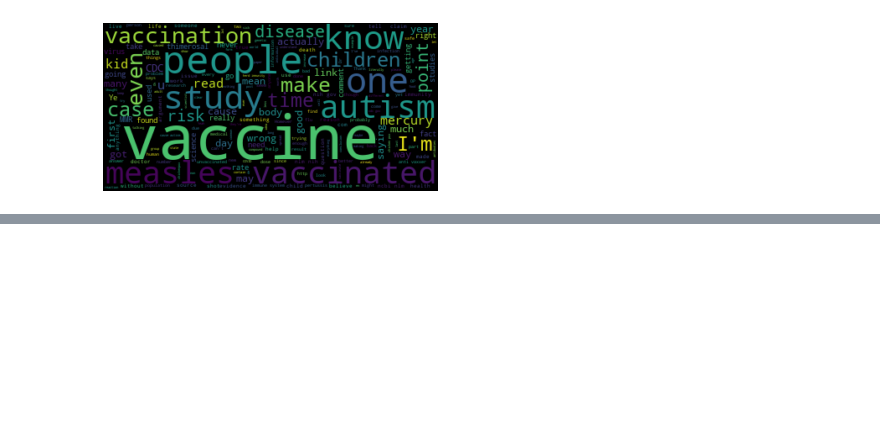
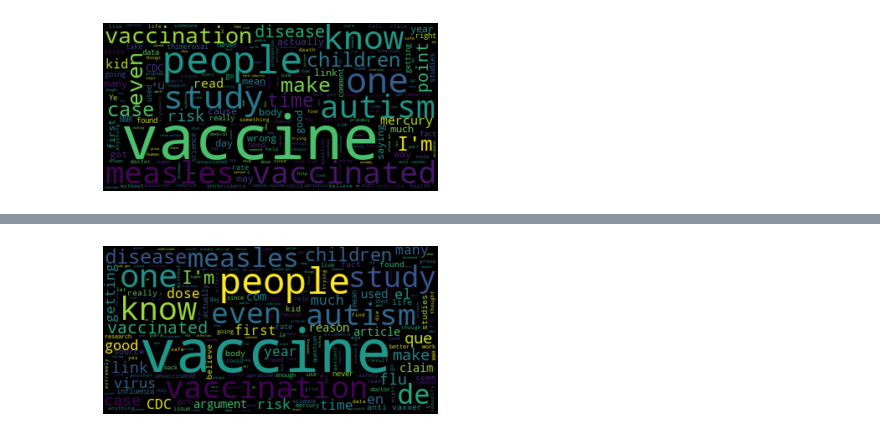
Before and after one commit to jcp650/Sentiment_Analysis, a Jupyter notebook: covid_sentiment_analysis.ipynb, the cells around one changed output, grey strips where cells are left out. Drawn from its saved outputs; the diff is of its cells as text; code cells hidden in the pictures; blank space fills up the shorter version.

Commit message:
adding higher impact and lower impact wordclouds and update analysis file with impact analysis

```diff
--- a/covid_sentiment_analysis.ipynb
+++ b/covid_sentiment_analysis.ipynb
@@ -100,0 +114,5 @@ plt.show()
+# %%
+# bucket scores by impact- using above mean for higher impact and below mean for lower impact
+df['impact'] = df['score'].apply(lambda rating : +1 if rating >2 else -1)
+df.drop('sentiment', axis=1, inplace=True)
+df.head()
@@ -100,0 +126,15 @@ plt.show()
+# %%
+# split positive and negative impacts
+higher_impact = df[df['impact'] == 1]
+lower_impact = df[df['impact'] == -1]
+# %%
+# plot wordcloud for high impact
+hp_wc_set = " ".join(impact for impact in higher_impact.body)
+higher_impact_wordcloud = WordCloud(stopwords=stopwords).generate(hp_wc_set)
+
+plt.imshow(higher_impact_wordcloud, interpolation='bilinear')
+plt.axis("off")
+plt.savefig('higher_impact_wordcloud.png')
+plt.show()
+# %% [output]
+[figure, added]
```
Also changed, not shown: parts of 3 cells of this notebook, 2 other files.
